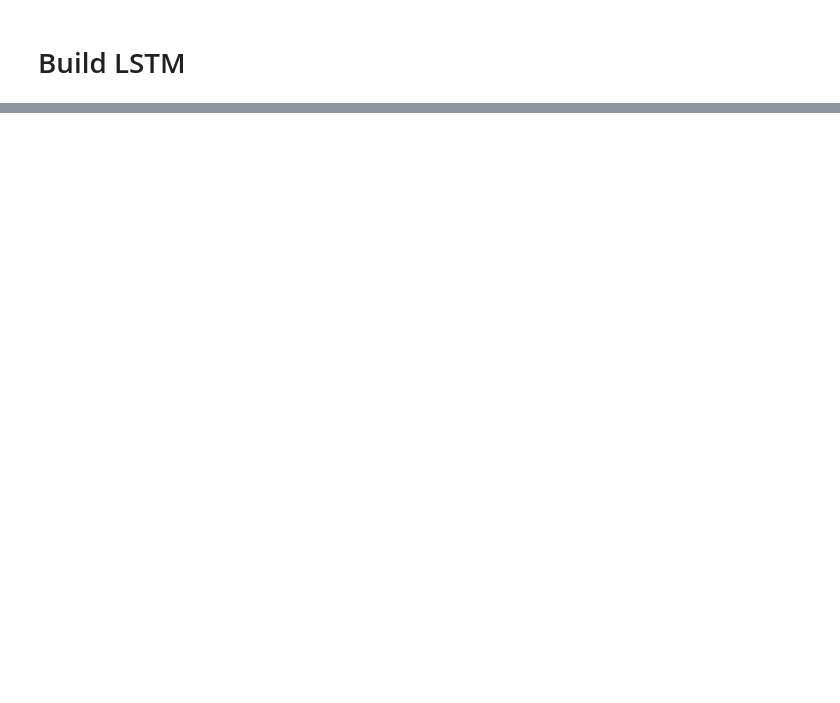
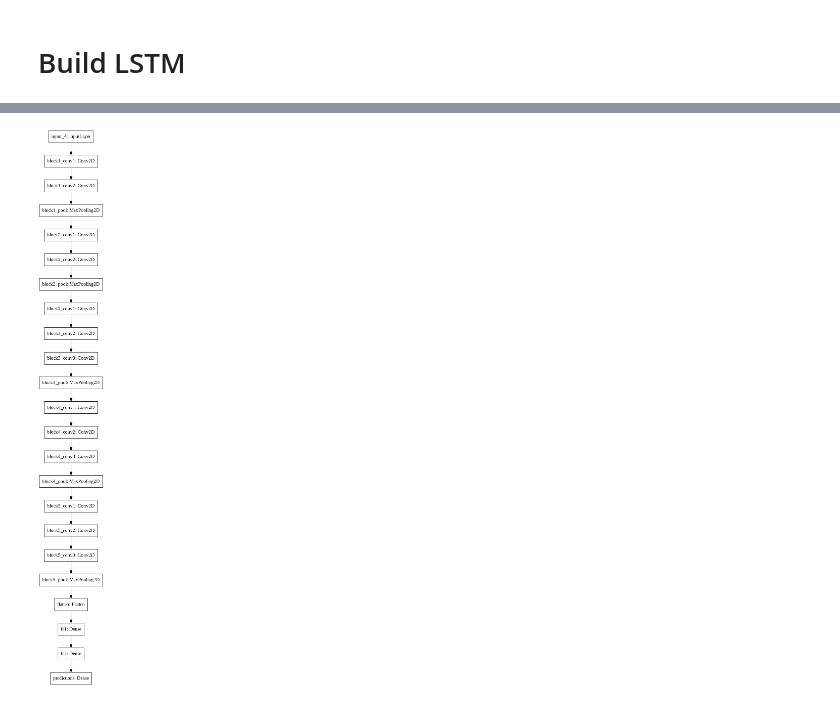
Before and after one commit to women-in-ai-ireland/August-2020-WaiLEARN-Image-Caption-Generation, a Jupyter notebook: Notebooks/RNN_input_prep_NR_v1.ipynb, the cells around one changed output, grey strips where cells are left out. Drawn from its saved outputs; the diff is of its cells as text; code cells hidden in the pictures; blank space fills up the shorter version.

```diff
--- a/Notebooks/RNN_input_prep_NR_v1.ipynb
+++ b/Notebooks/RNN_input_prep_NR_v1.ipynb
@@ -275,0 +343,5 @@ files.download('df_captions_preprocessed1.pkl')
+# %%
+from keras.utils.vis_utils import plot_model
+plot_model(model, show_shapes=False, show_layer_names=True, rankdir='TB')
+# %% [output]
+[figure, added]
```
Also changed, not shown: parts of 42 cells of this notebook.
